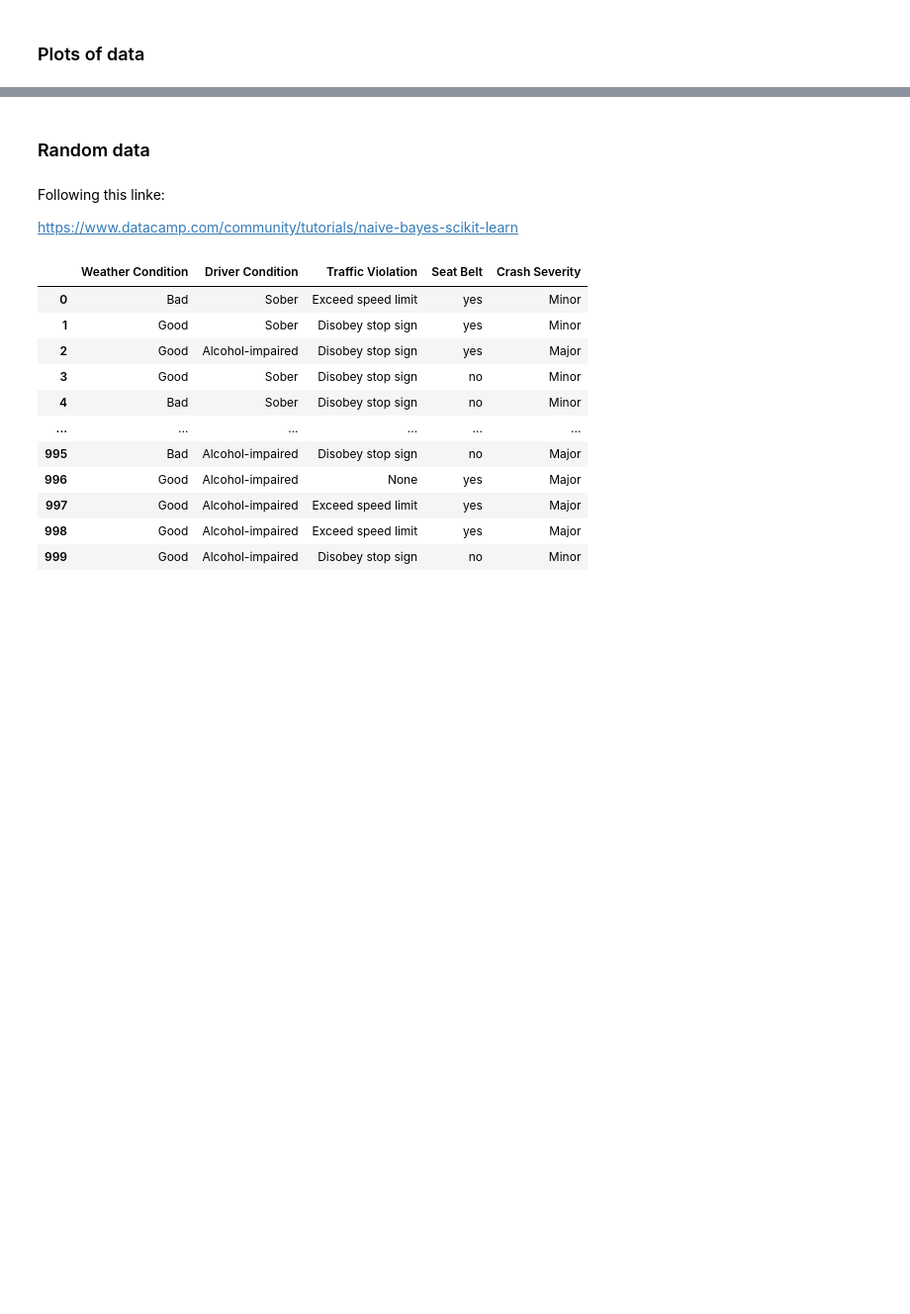
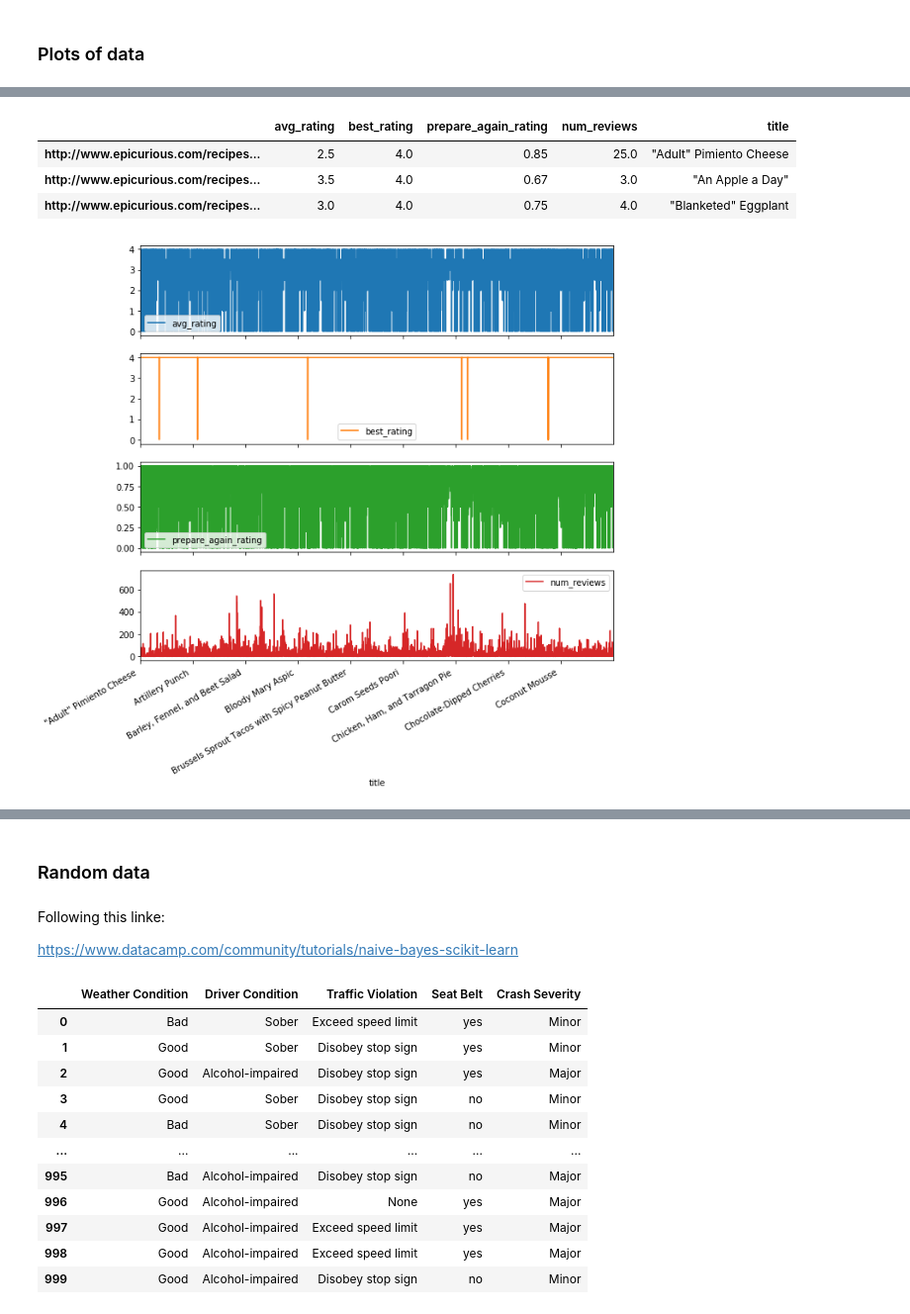
Before and after one commit to Sisyphus192/deep-dishes, a Jupyter notebook: notebooks/Correlation.ipynb, the cells around one changed output, grey strips where cells are left out. Shown at 99% size. Saved outputs shown, nothing was run; the diff lists cells and outputs as text; code cells hidden in the pictures; blank space fills up the shorter version.

```diff
--- a/notebooks/Correlation.ipynb
+++ b/notebooks/Correlation.ipynb
@@ -29 +19,3 @@ epi_data_df.head()
+# %%
+sample_df = epi_data_df.head(9000)
 # %%
@@ -126,0 +31,15 @@ array([list(['Cheese', 'Vegetable', 'No-Cook', 'Vegetarian', 'Quick & Easy', 'Ch
+# %%
+corr_df = sample_df[['avg_rating','best_rating','prepare_again_rating','num_reviews','title']]
+# %%
+corr_df.head(3)
+# %% [output]
+|  | avg_rating | best_rating | prepare_again_rating | num_reviews | title |
+| http://www.epicurious.com/recipes... | 2.5 | 4.0 | 0.85 | 25.0 | "Adult" Pimiento Cheese |
+| http://www.epicurious.com/recipes... | 3.5 | 4.0 | 0.67 | 3.0 | "An Apple a Day" |
+| http://www.epicurious.com/recipes... | 3.0 | 4.0 | 0.75 | 4.0 | "Blanketed" Eggplant |
+# %%
+# correlation between name
+corr_df.plot.line(x='title',subplots=True,figsize=(10,10))
+plt.show()
+# %% [output]
+[figure, added]
```
Also changed, not shown: parts of 21 cells of this notebook, 6 other files.
